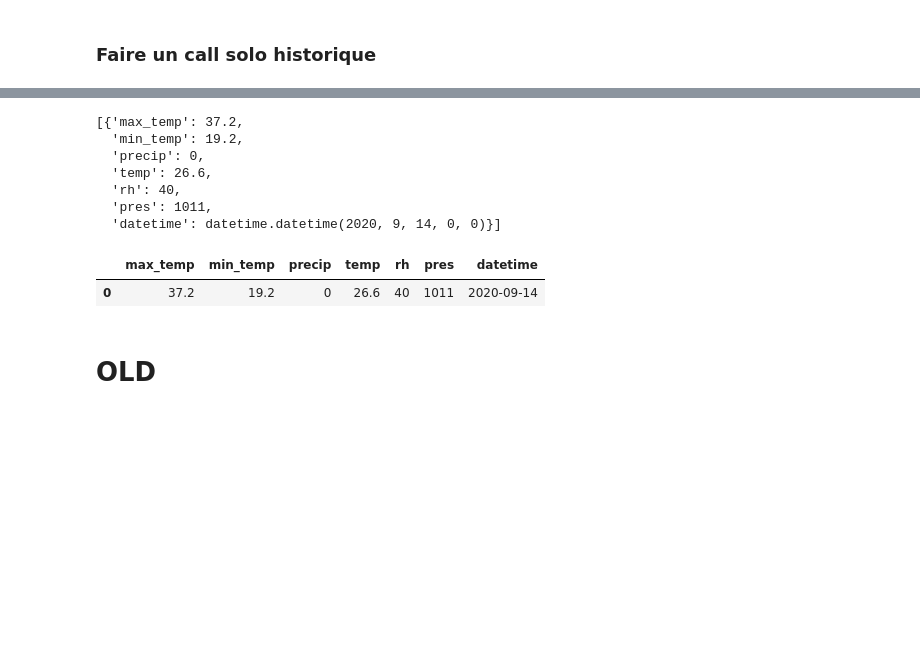
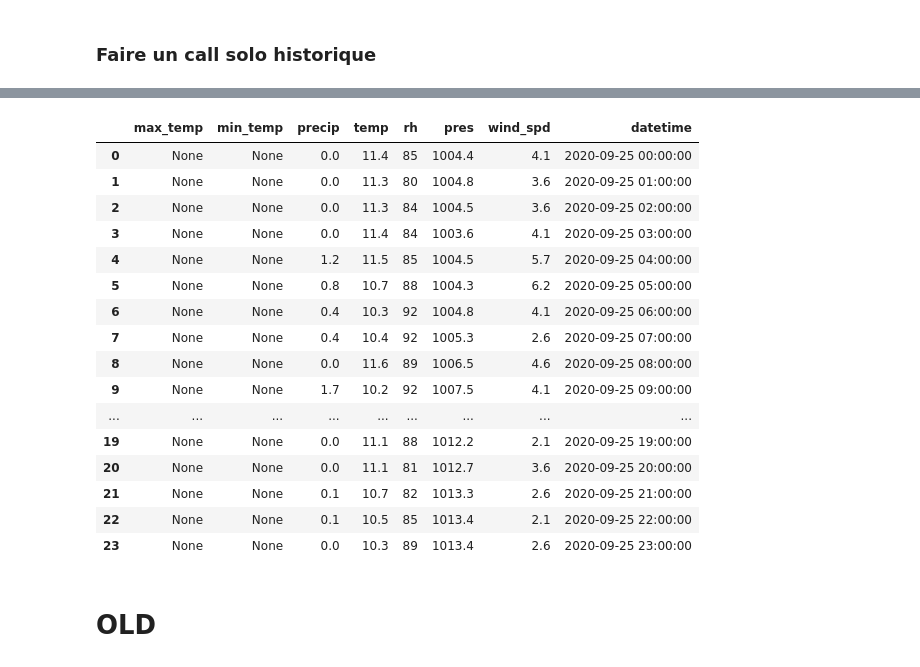
Before and after one commit to armgilles/vcub_keeper, a Jupyter notebook: notebooks/01_Analyse/02_Ref/02_telechargement_lecture_meteo #24.ipynb, the cells around one changed output, grey strips where cells are left out. Cells and saved outputs as stored; diff of their text form; code cells hidden in the pictures; blank space fills up the shorter version.

```diff
--- a/notebooks/01_Analyse/02_Ref/02_telechargement_lecture_meteo #24.ipynb
+++ b/notebooks/01_Analyse/02_Ref/02_telechargement_lecture_meteo #24.ipynb
@@ -254,8 +272,11 @@ meteo.shape
 ### Faire un call solo historique
 # %%
 # Historique
+api = Api(API_METEO)
+api.set_granularity('hourly')
+
 try:
     history = api.get_history(city="Bordeaux", country="FR",
-                              start_date='2020-09-14',end_date='2020-09-15')
+                              start_date='2020-09-25',end_date='2020-09-26')
 except requests.HTTPError as exception:
     print(exception)
@@ -282,18 +325,23 @@ history.json
 # %%
-history.get_series(['max_temp', 'min_temp', 'precip','temp','rh', 'pres'])
+pd.DataFrame(history.get_series(['max_temp', 'min_temp', 'precip','temp','rh', 'pres', 'wind_spd']))
 # %% [output]
-[{'max_temp': 37.2,
-  'min_temp': 19.2,
-  'precip': 0,
-  'temp': 26.6,
-  'rh': 40,
-  'pres': 1011,
-  'datetime': datetime.datetime(2020, 9, 14, 0, 0)}]
+|  | max_temp | min_temp | precip | temp | rh | pres | wind_spd | datetime |
+| 0 | None | None | 0.0 | 11.4 | 85 | 1004.4 | 4.1 | 2020-09-25 00:00:00 |
+| 1 | None | None | 0.0 | 11.3 | 80 | 1004.8 | 3.6 | 2020-09-25 01:00:00 |
+| 2 | None | None | 0.0 | 11.3 | 84 | 1004.5 | 3.6 | 2020-09-25 02:00:00 |
+| 3 | None | None | 0.0 | 11.4 | 84 | 1003.6 | 4.1 | 2020-09-25 03:00:00 |
+| 4 | None | None | 1.2 | 11.5 | 85 | 1004.5 | 5.7 | 2020-09-25 04:00:00 |
+| 5 | None | None | 0.8 | 10.7 | 88 | 1004.3 | 6.2 | 2020-09-25 05:00:00 |
+| 6 | None | None | 0.4 | 10.3 | 92 | 1004.8 | 4.1 | 2020-09-25 06:00:00 |
+| 7 | None | None | 0.4 | 10.4 | 92 | 1005.3 | 2.6 | 2020-09-25 07:00:00 |
+| 8 | None | None | 0.0 | 11.6 | 89 | 1006.5 | 4.6 | 2020-09-25 08:00:00 |
+| 9 | None | None | 1.7 | 10.2 | 92 | 1007.5 | 4.1 | 2020-09-25 09:00:00 |
+| ... | ... | ... | ... | ... | ... | ... | ... | ... |
+| 19 | None | None | 0.0 | 11.1 | 88 | 1012.2 | 2.1 | 2020-09-25 19:00:00 |
+| 20 | None | None | 0.0 | 11.1 | 81 | 1012.7 | 3.6 | 2020-09-25 20:00:00 |
+| 21 | None | None | 0.1 | 10.7 | 82 | 1013.3 | 2.6 | 2020-09-25 21:00:00 |
+| 22 | None | None | 0.1 | 10.5 | 85 | 1013.4 | 2.1 | 2020-09-25 22:00:00 |
+| 23 | None | None | 0.0 | 10.3 | 89 | 1013.4 | 2.6 | 2020-09-25 23:00:00 |
-# %%
-pd.DataFrame(history.get_series(['max_temp', 'min_temp', 'precip','temp','rh', 'pres']))
-# %% [output]
-|  | max_temp | min_temp | precip | temp | rh | pres | datetime |
-| 0 | 37.2 | 19.2 | 0 | 26.6 | 40 | 1011 | 2020-09-14 |
 # %% [markdown]
 # OLD
 # %% [markdown]
```
Also changed, not shown: parts of 17 cells of this notebook, 1 other file.
